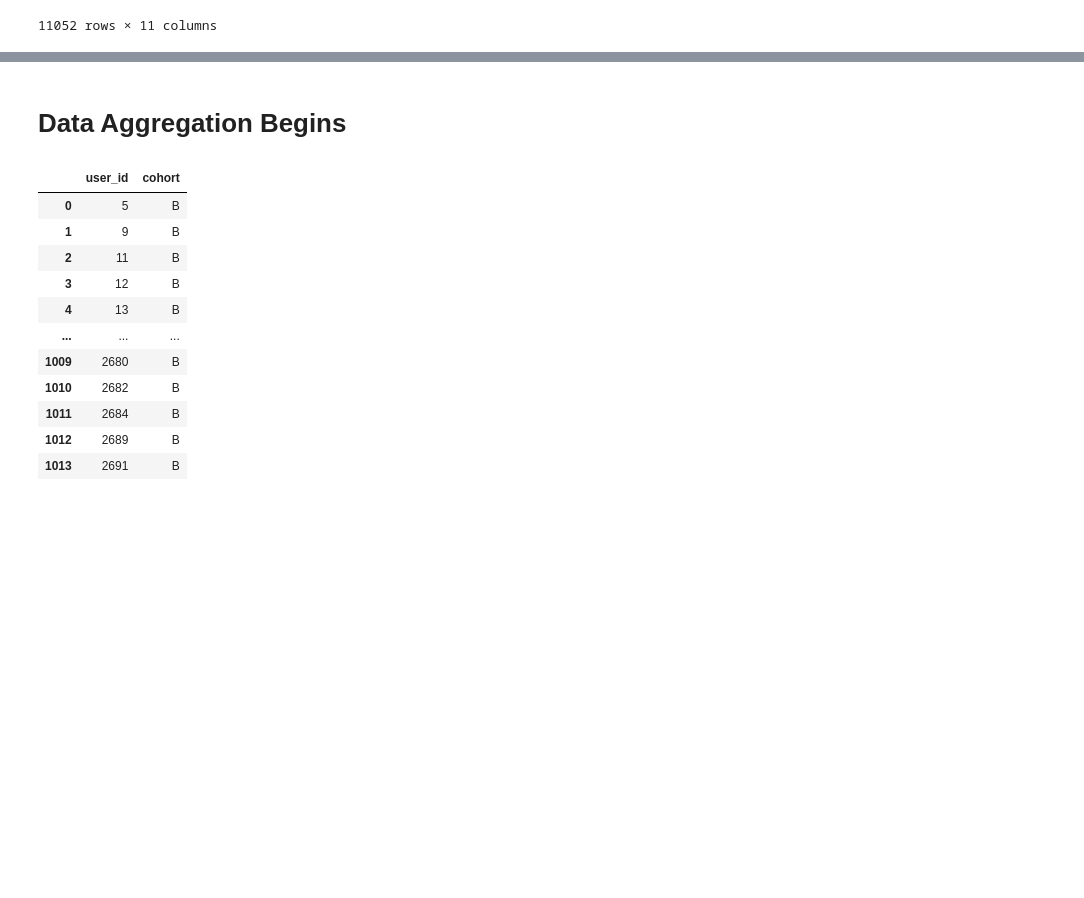
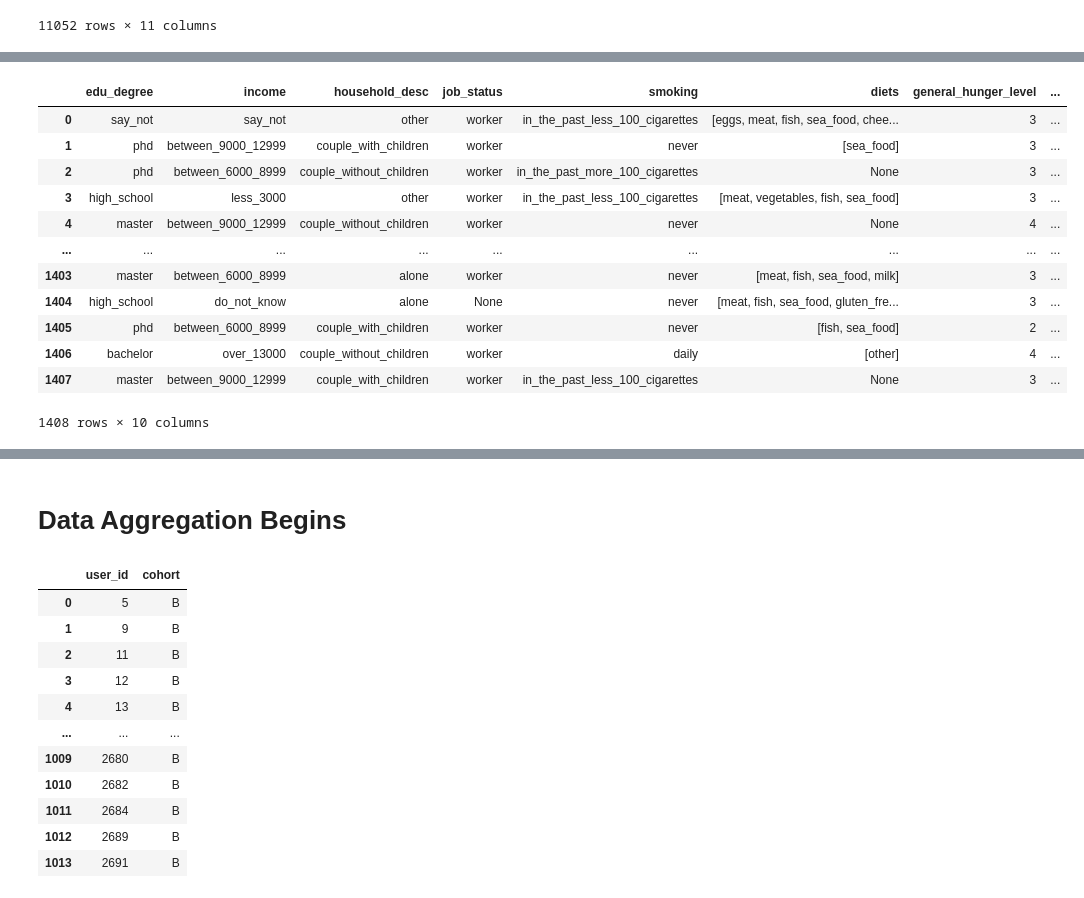
Before and after one commit to spMohanty/fay-data-aggregator-v1, a Jupyter notebook: notebooks/DataAggregator-v0.2.ipynb, the cells around one changed output, grey strips where cells are left out. Drawn from its saved outputs; the diff is of its cells as text; code cells hidden in the pictures; blank space fills up the shorter version.

```diff
--- a/notebooks/DataAggregator-v0.2.ipynb
+++ b/notebooks/DataAggregator-v0.2.ipynb
@@ -494,0 +580,18 @@ sleep
+# %%
+users_questionnaires_df = users_questionnaires_df[users_questionnaires_df["user_id"].isin(users_df["id"])]
+
+users_questionnaires_df[["edu_degree", "income", "household_desc", "job_status", "smoking", "general_hunger_level", "morning_hunger_level", "mid_hunger_level", "evening_hunger_level", "health_state", "physical_activities_frequency"]]
+# %% [output]
+|  | edu_degree | income | household_desc | job_status | smoking | diets | general_hunger_level | ... |
+| 0 | say_not | say_not | other | worker | in_the_past_less_100_cigarettes | [eggs, meat, fish, sea_food, chee... | 3 | ... |
+| 1 | phd | between_9000_12999 | couple_with_children | worker | never | [sea_food] | 3 | ... |
+| 2 | phd | between_6000_8999 | couple_without_children | worker | in_the_past_more_100_cigarettes | None | 3 | ... |
+| 3 | high_school | less_3000 | other | worker | in_the_past_less_100_cigarettes | [meat, vegetables, fish, sea_food] | 3 | ... |
+| 4 | master | between_9000_12999 | couple_without_children | worker | never | None | 4 | ... |
+| ... | ... | ... | ... | ... | ... | ... | ... | ... |
+| 1403 | master | between_6000_8999 | alone | worker | never | [meat, fish, sea_food, milk] | 3 | ... |
+| 1404 | high_school | do_not_know | alone | None | never | [meat, fish, sea_food, gluten_fre... | 3 | ... |
+| 1405 | phd | between_6000_8999 | couple_with_children | worker | never | [fish, sea_food] | 2 | ... |
+| 1406 | bachelor | over_13000 | couple_without_children | worker | daily | [other] | 4 | ... |
+| 1407 | master | between_9000_12999 | couple_with_children | worker | in_the_past_less_100_cigarettes | None | 3 | ... |
+1408 rows × 10 columns
```
Also changed, not shown: parts of 7 cells of this notebook, 1 other file.
